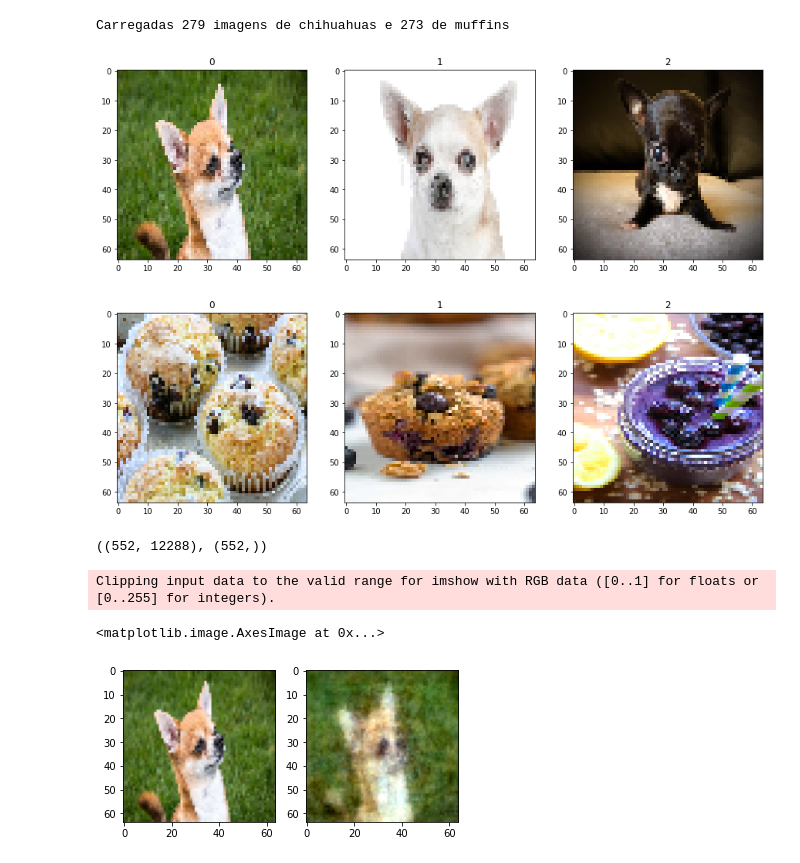
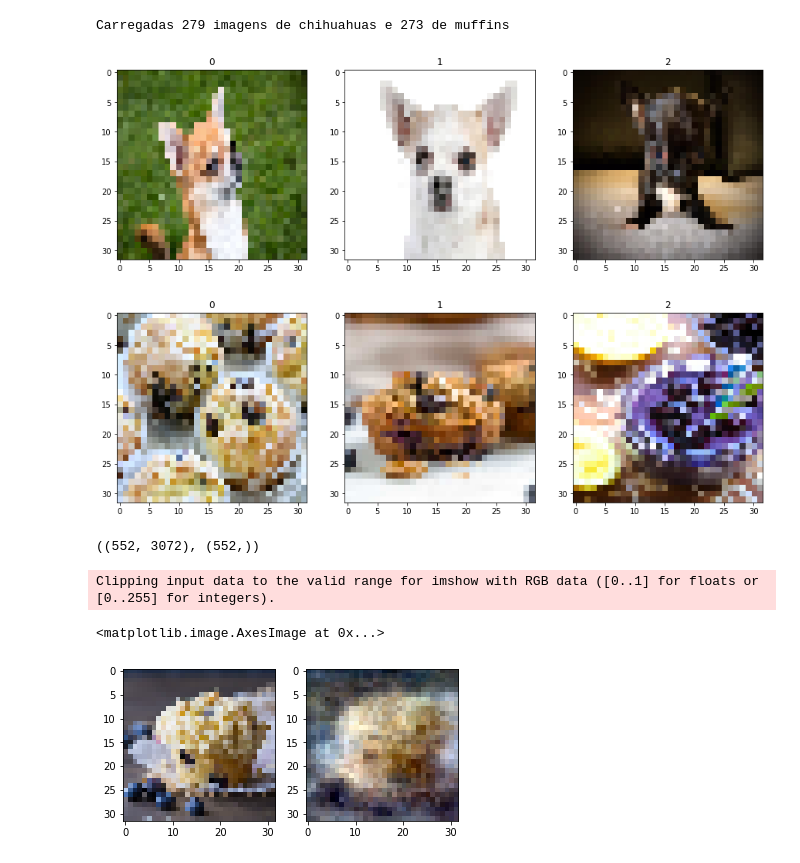
Before and after one commit to lucaspg96/probabilistic-ml, a Jupyter notebook: Trabalho Final/Untitled.ipynb, the cells around one changed output. Saved outputs shown, nothing was run; the diff lists cells and outputs as text; code cells hidden in the pictures.

```diff
--- a/Trabalho Final/Untitled.ipynb
+++ b/Trabalho Final/Untitled.ipynb
@@ -32,7 +32,7 @@ def load_data(base_path="data/small/",
     print(f"Carregadas {len(chihuahuas)} imagens de chihuahuas e {len(muffins)} de muffins")
     return {"chihuahuas": chihuahuas, "muffins": muffins}
 
-size = (64,64)
+size = (32,32)
 data = load_data(base_path="data/big/",size=size)
 # %% [output]
 Carregadas 279 imagens de chihuahuas e 273 de muffins
@@ -57,8 +57,8 @@ def plot_images(images, labels=[], figsize=(15,5), rows=2):
 plot_images(data["chihuahuas"][:3], rows=1)
 plot_images(data["muffins"][:3], rows=1)
 # %% [output]
-[figure, old version]
+[figure, new version]
-[figure, old version]
+[figure, new version]
 # %%
 def images_to_2d(images):
     return images.reshape(images.shape[0], -1)
@@ -73,7 +73,14 @@ def process_data(data):
 X,Y = process_data(data)
 X.shape, Y.shape
 # %% [output]
-((552, 12288), (552,))
+((552, 3072), (552,))
+# %%
+from sklearn.model_selection import train_test_split
+
+Y_numeric = np.zeros(len(Y), dtype=int)
+Y_numeric[Y == "chihuahua"] = 1
+
+X_train, X_test, Y_train, Y_test = train_test_split(X,Y_numeric, test_size=0.2, random_state=42)
 # %%
 class PPCA():
 
@@ -144,23 +151,23 @@ class PPCA():
     def reconstruct(self, z):
         return self.W.dot(z.T).T + self.mean
 # %%
-ppca = PPCA(200)
-ppca.fit(X)
+ppca = PPCA(99)
+ppca.fit(X_train)
 # %%
-z = ppca.project(X)
+z = ppca.project(X_train)
 x = ppca.reconstruct(z)
 # %%
 def vector_to_image(x):
     return x.reshape(size[0], size[1], -1)/255
 
 plt.subplot(1,2,1)
-plt.imshow(vector_to_image(X[0]))
+plt.imshow(vector_to_image(X_train[0]))
 plt.subplot(1,2,2)
 plt.imshow(vector_to_image(x[0]))
 # %% [output]
 Clipping input data to the valid range for imshow with RGB data ([0..1] for floats or [0..255] for integers).
 <matplotlib.image.AxesImage at 0x...>
-[figure, old version]
+[figure, new version]
 # %%
 from sklearn.utils import resample
 
```
Also changed, not shown: parts of 6 cells of this notebook.
